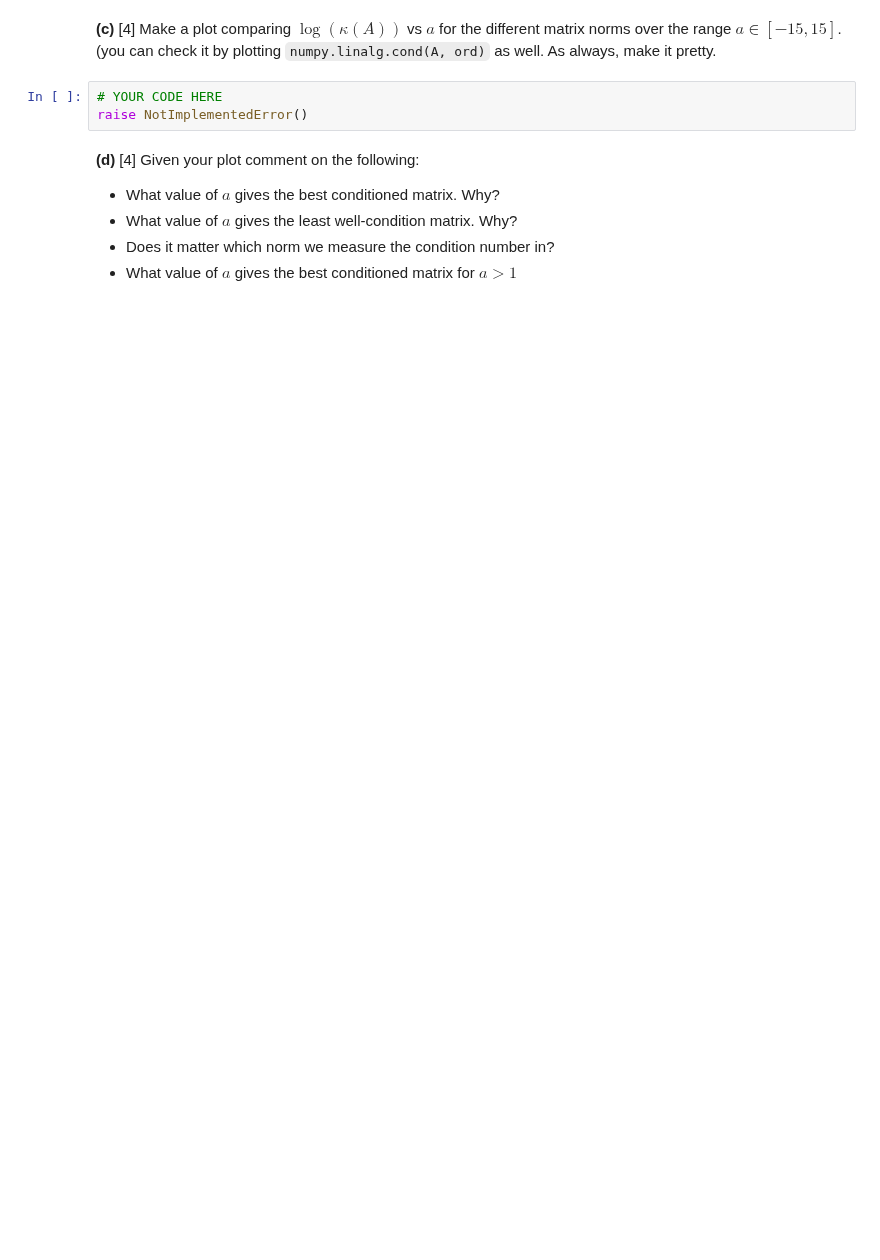
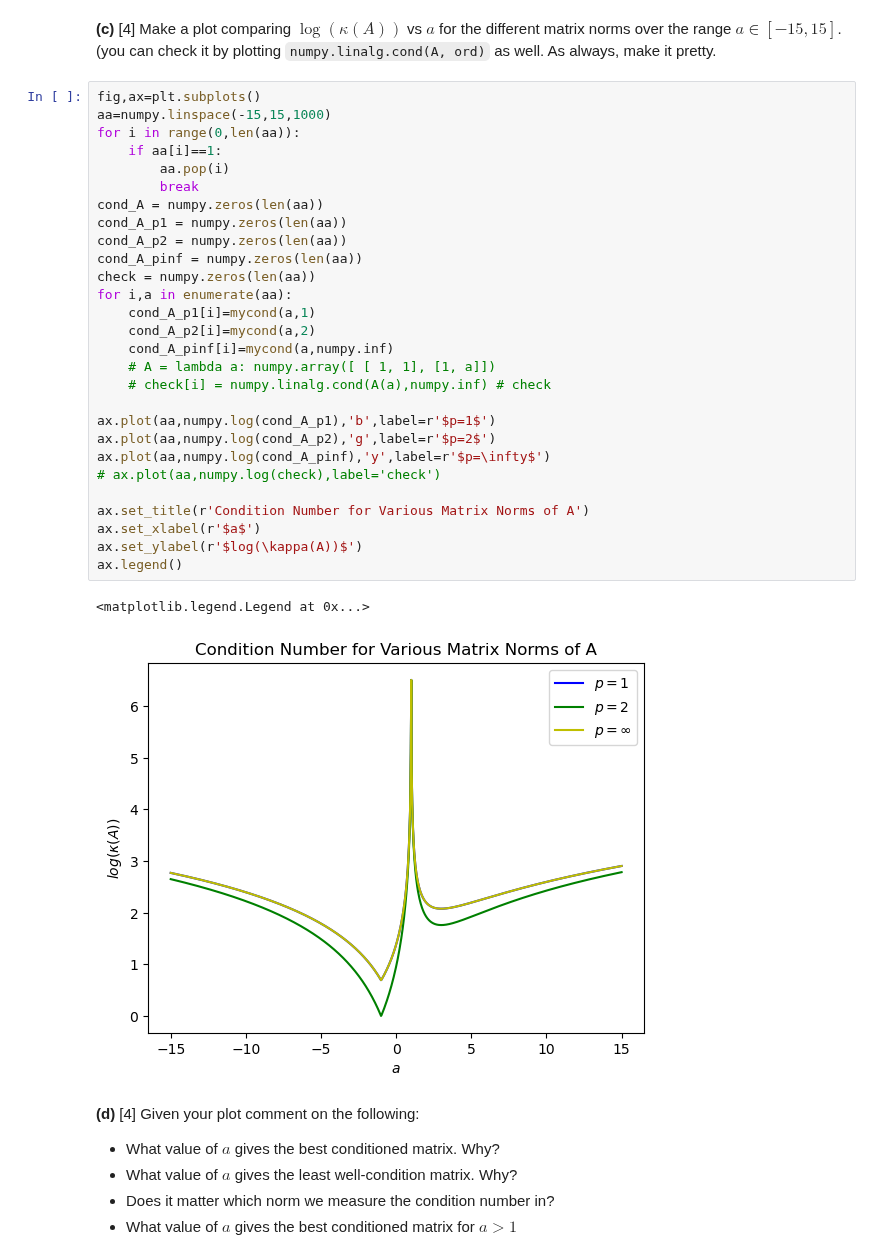
Before and after one commit to jlabbate15/intro-numerical-methods, a Jupyter notebook: HW/HW7.ipynb, the cells around one changed output. Saved outputs shown, nothing was run; the diff lists cells and outputs as text; blank space fills up the shorter version.

```diff
--- a/HW/HW7.ipynb
+++ b/HW/HW7.ipynb
@@ -107,8 +183,36 @@ else:
 # %% [markdown]
  **(c)** [4] Make a plot comparing $\log(\kappa(A))$ vs $a$ for the different matrix norms over the range $a\in[-15,15]$. (you can check it by plotting `numpy.linalg.cond(A, ord)` as well. As always, make it pretty.
-# %%
-# YOUR CODE HERE
-raise NotImplementedError()
+# %%
+fig,ax=plt.subplots()
+aa=numpy.linspace(-15,15,1000)
+for i in range(0,len(aa)):
+    if aa[i]==1:
+        aa.pop(i)
+        break
+cond_A = numpy.zeros(len(aa))
+cond_A_p1 = numpy.zeros(len(aa))
+cond_A_p2 = numpy.zeros(len(aa))
+cond_A_pinf = numpy.zeros(len(aa))
+check = numpy.zeros(len(aa))
+for i,a in enumerate(aa):
+    cond_A_p1[i]=mycond(a,1)
+    cond_A_p2[i]=mycond(a,2)
+    cond_A_pinf[i]=mycond(a,numpy.inf)
+    # A = lambda a: numpy.array([ [ 1, 1], [1, a]])
+    # check[i] = numpy.linalg.cond(A(a),numpy.inf) # check
+
+ax.plot(aa,numpy.log(cond_A_p1),'b',label=r'$p=1$')
+ax.plot(aa,numpy.log(cond_A_p2),'g',label=r'$p=2$')
+ax.plot(aa,numpy.log(cond_A_pinf),'y',label=r'$p=\infty$')
+# ax.plot(aa,numpy.log(check),label='check')
+
+ax.set_title(r'Condition Number for Various Matrix Norms of A')
+ax.set_xlabel(r'$a$')
+ax.set_ylabel(r'$log(\kappa(A))$')
+ax.legend()
+# %% [output]
+<matplotlib.legend.Legend at 0x...>
+[figure, added]
 # %% [markdown]
 **(d)** [4] Given your plot comment on the following:
 * What value of $a$ gives the best conditioned matrix.  Why?
```
Also changed, not shown: parts of 7 cells of this notebook.
